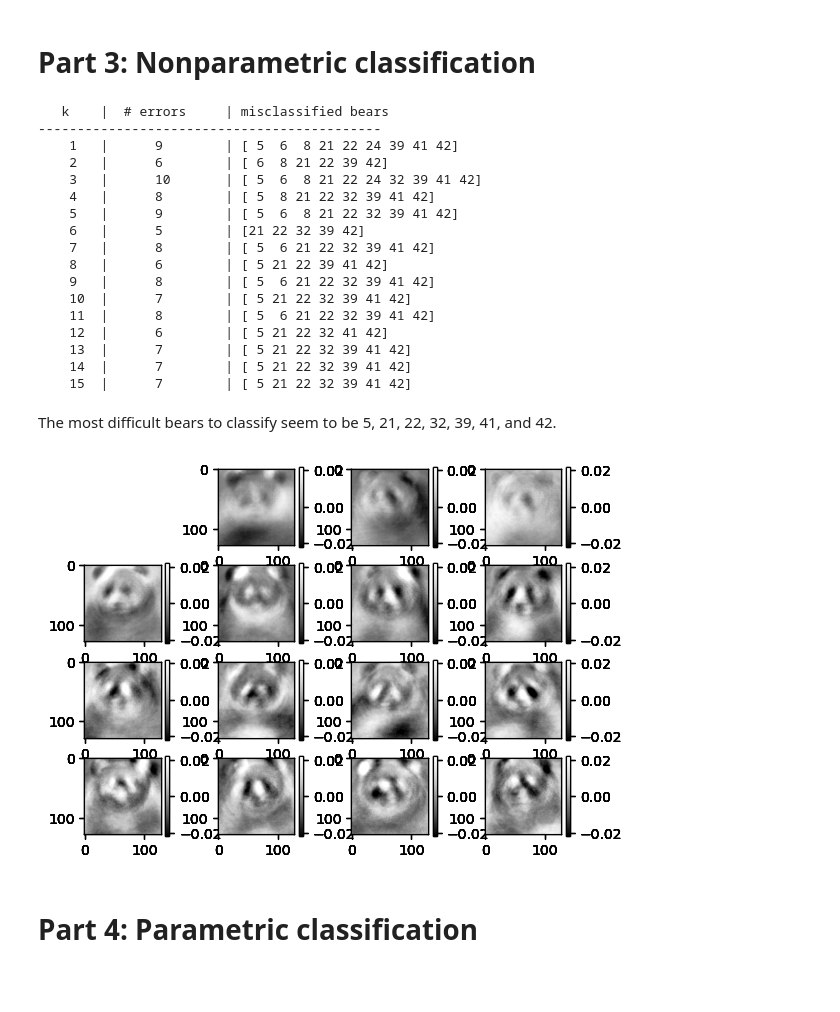
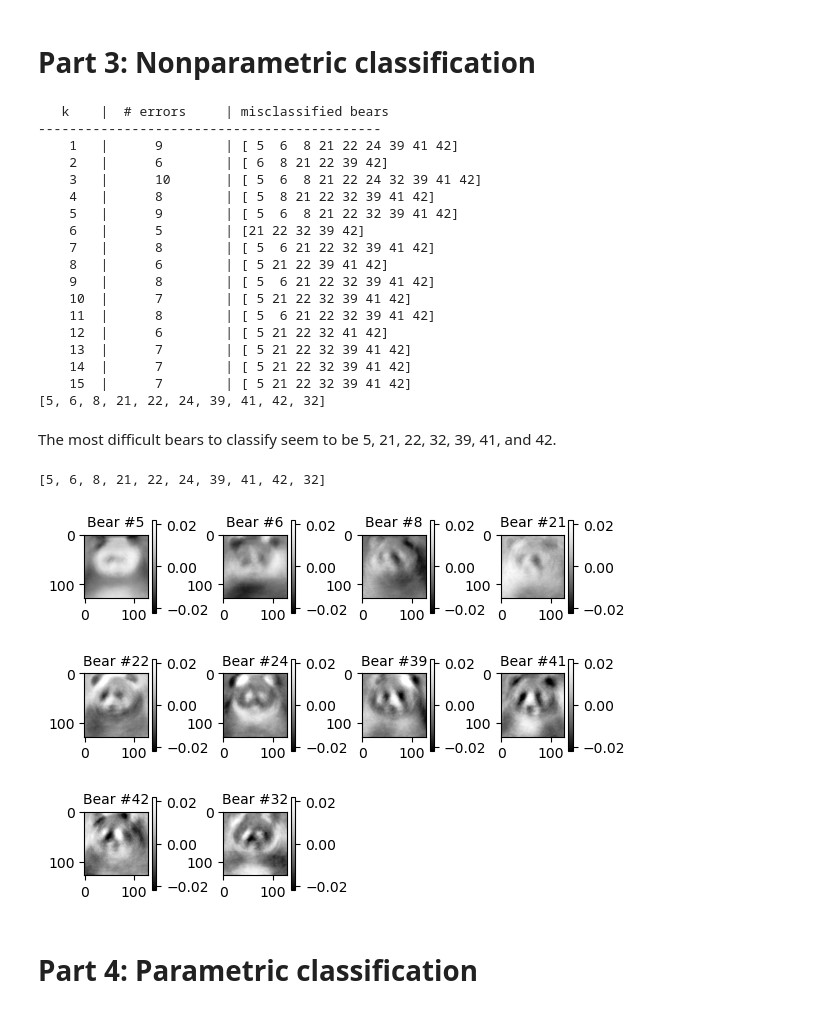
Before and after one commit to abbyirish3/mathematics-and-ai, a Jupyter notebook: weekly-projects/week3/Homework 3.ipynb, the cells around one changed output. Cells and saved outputs as stored; diff of their text form; code cells hidden in the pictures; blank space fills up the shorter version.

```diff
--- a/weekly-projects/week3/Homework 3.ipynb
+++ b/weekly-projects/week3/Homework 3.ipynb
@@ -217,6 +217,8 @@ y_test = np.concatenate([np.zeros(50), np.ones(50)])
 # %%
 print('   k\t|  # errors\t| misclassified bears')
 print('--------------------------------------------')
+
+all_errors = []
 
 for k in range(1,16):
     # fit KNN model
@@ -227,6 +229,12 @@ for k in range(1,16):
     errors = np.abs((np.array(predictions).T)[0]-y_test)
     # print results to table
     print('    {}\t|      {} \t| {}'.format(k, int(np.sum(errors)), (np.argwhere(errors).T)[0]))
+
+    for error in np.argwhere(errors).T[0]:
+        if error not in all_errors:
+            all_errors.append(error)
+
+print(all_errors)
 # %% [output]
    k    |  # errors     | misclassified bears
 --------------------------------------------
@@ -245,23 +253,31 @@ for k in range(1,16):
     13  |      7        | [ 5 21 22 32 39 41 42]
     14  |      7        | [ 5 21 22 32 39 41 42]
     15  |      7        | [ 5 21 22 32 39 41 42]
+[5, 6, 8, 21, 22, 24, 39, 41, 42, 32]
 # %% [markdown]
 The most difficult bears to classify seem to be 5, 21, 22, 32, 39, 41, and 42.
 # %%
 # Show hard-to-classify bears
 
-for error in np.argwhere(errors):
-    for k in range(1, 16):
-        plt.subplot(4,4,1+k)
-        plt.imshow((U[:,k]).reshape((128,128)), cmap='Greys_r',
-                    # force colormap to be the same for all four
-                    vmin=-np.max(np.abs(U[:,:4])),
-                    vmax=np.max(np.abs(U[:,:4])))
-        plt.colorbar()
-        plt.subplots_adjust(wspace=0.4)
-        # plt.title()
+print(all_errors) # list where each object is a smaller list
+
+num_cols = 4
+num_rows = int(np.ceil(len(all_errors) / num_cols))
+
+for i, error in enumerate(all_errors):
+    plt.subplot(num_rows, num_cols, i + 1)
+    plt.imshow(U[:,i].reshape(128, 128),
+                cmap='Greys_r',
+                vmin = -np.max(np.abs(U[:,:4])),
+                vmax = np.max(np.abs(U[:,:4]))) # force colormap to be the same for all four
+    plt.colorbar()
+    plt.title(f"Bear #{error}", fontsize = 10) # add title indicating which bear it is
+
+plt.subplots_adjust(wspace = .75, hspace = .5) # room inbetween and above plots
+plt.show()
 # %% [output]
+[5, 6, 8, 21, 22, 24, 39, 41, 42, 32]
-[figure, old version]
+[figure, new version]
 # %% [markdown]
 # Part 4: Parametric classification
 # %%
```
Also changed, not shown: parts of 6 cells of this notebook.
